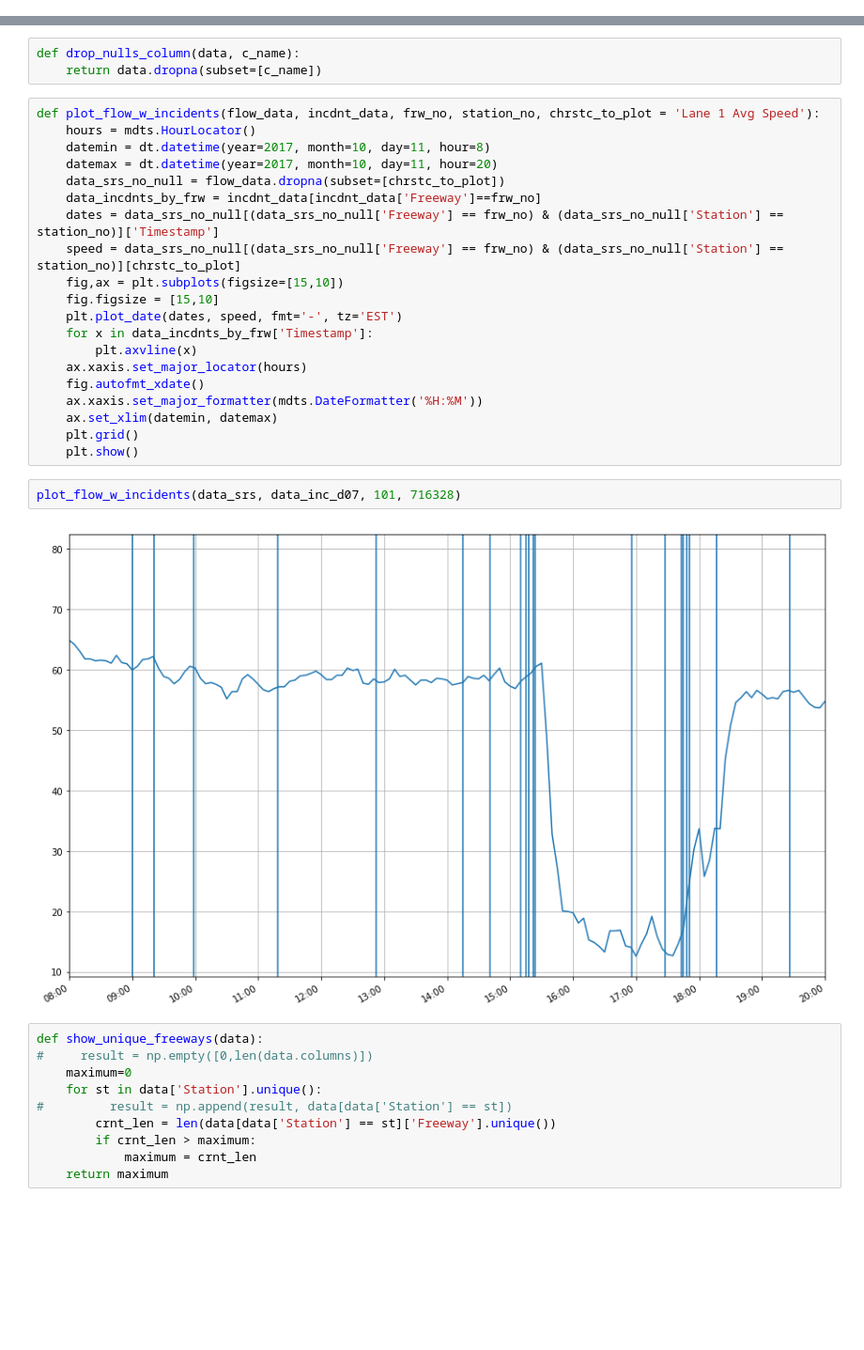
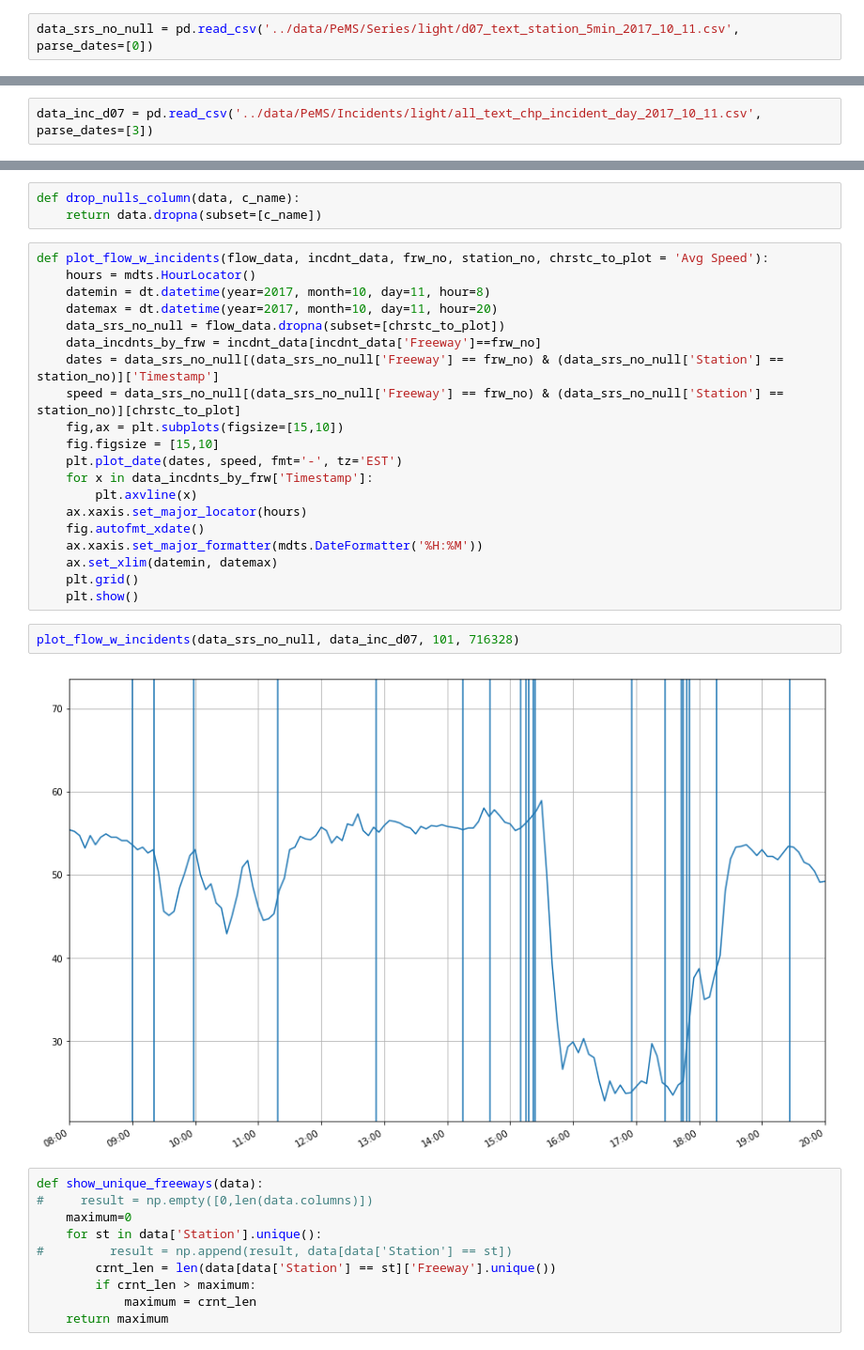
Before and after one commit to frolovconst/TC_w_ML, a Jupyter notebook: incidents_touch/fst_trial.ipynb, the cells around one changed output, grey strips where cells are left out. Shown at 94% size. Saved outputs shown, nothing was run; the diff lists cells and outputs as text; blank space fills up the shorter version.

```diff
--- a/incidents_touch/fst_trial.ipynb
+++ b/incidents_touch/fst_trial.ipynb
@@ -48,0 +10,2 @@ stations_active = stations_d07_nona[stations_d07_nona['ID'].isin(data_srs_no_nul
+# %%
+data_srs_no_null = pd.read_csv('../data/PeMS/Series/light/d07_text_station_5min_2017_10_11.csv', parse_dates=[0])
@@ -48,0 +18,2 @@ stations_active = stations_d07_nona[stations_d07_nona['ID'].isin(data_srs_no_nul
+# %%
+data_inc_d07 = pd.read_csv('../data/PeMS/Incidents/light/all_text_chp_incident_day_2017_10_11.csv', parse_dates=[3])
@@ -50,7 +27,7 @@ stations_active = stations_d07_nona[stations_d07_nona['ID'].isin(data_srs_no_nul
 def drop_nulls_column(data, c_name):
     return data.dropna(subset=[c_name])
 # %%
-def plot_flow_w_incidents(flow_data, incdnt_data, frw_no, station_no, chrstc_to_plot = 'Lane 1 Avg Speed'):
+def plot_flow_w_incidents(flow_data, incdnt_data, frw_no, station_no, chrstc_to_plot = 'Avg Speed'):
     hours = mdts.HourLocator()
     datemin = dt.datetime(year=2017, month=10, day=11, hour=8)
     datemax = dt.datetime(year=2017, month=10, day=11, hour=20)
@@ -70,9 +47,9 @@ def plot_flow_w_incidents(flow_data, incdnt_data, frw_no, station_no, chrstc_to_
     plt.grid()
     plt.show()
 # %%
-plot_flow_w_incidents(data_srs, data_inc_d07, 101, 716328)
+plot_flow_w_incidents(data_srs_no_null, data_inc_d07, 101, 716328)
 # %% [output]
-[figure, old version]
+[figure, new version]
 # %%
 def show_unique_freeways(data):
 #     result = np.empty([0,len(data.columns)])
```
Also changed, not shown: parts of 70 cells of this notebook, 4 other files.
